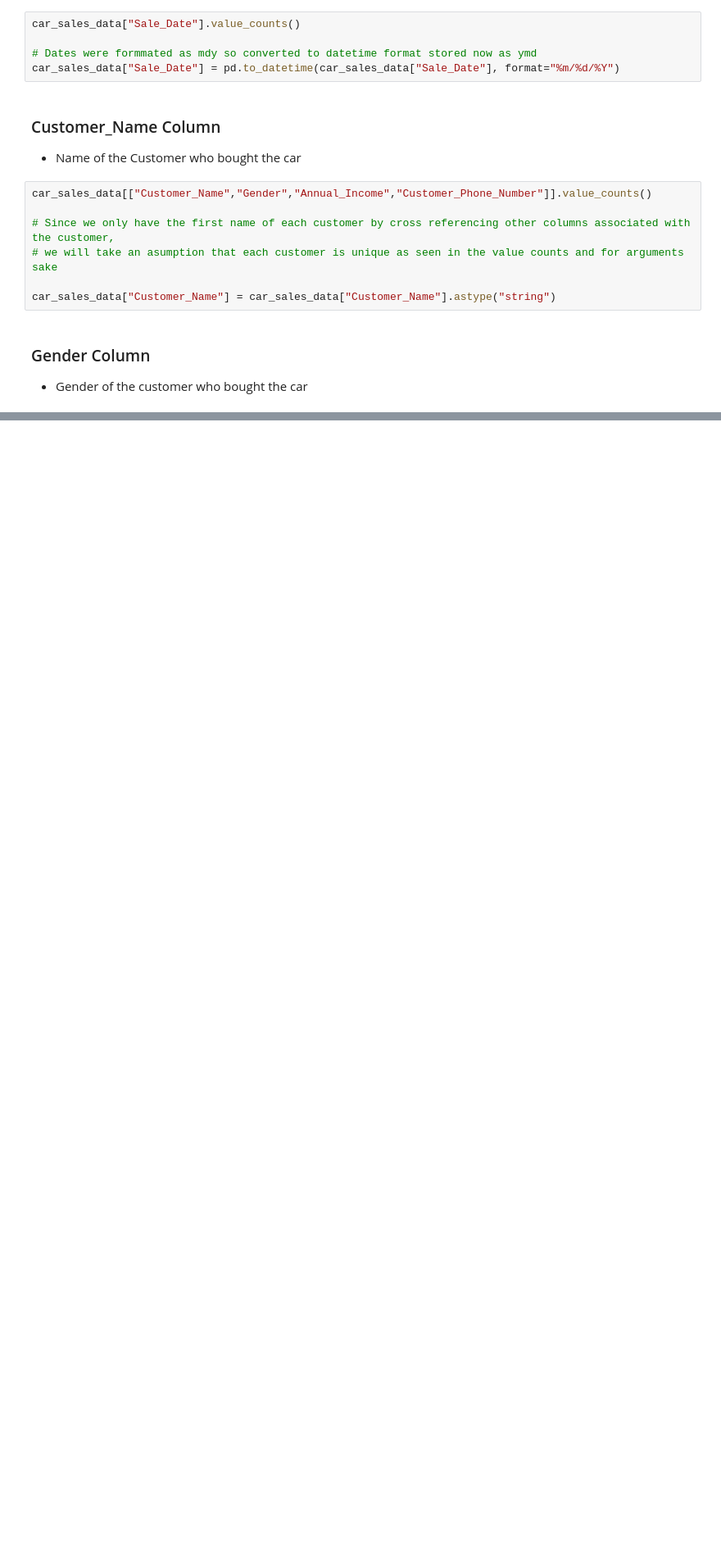
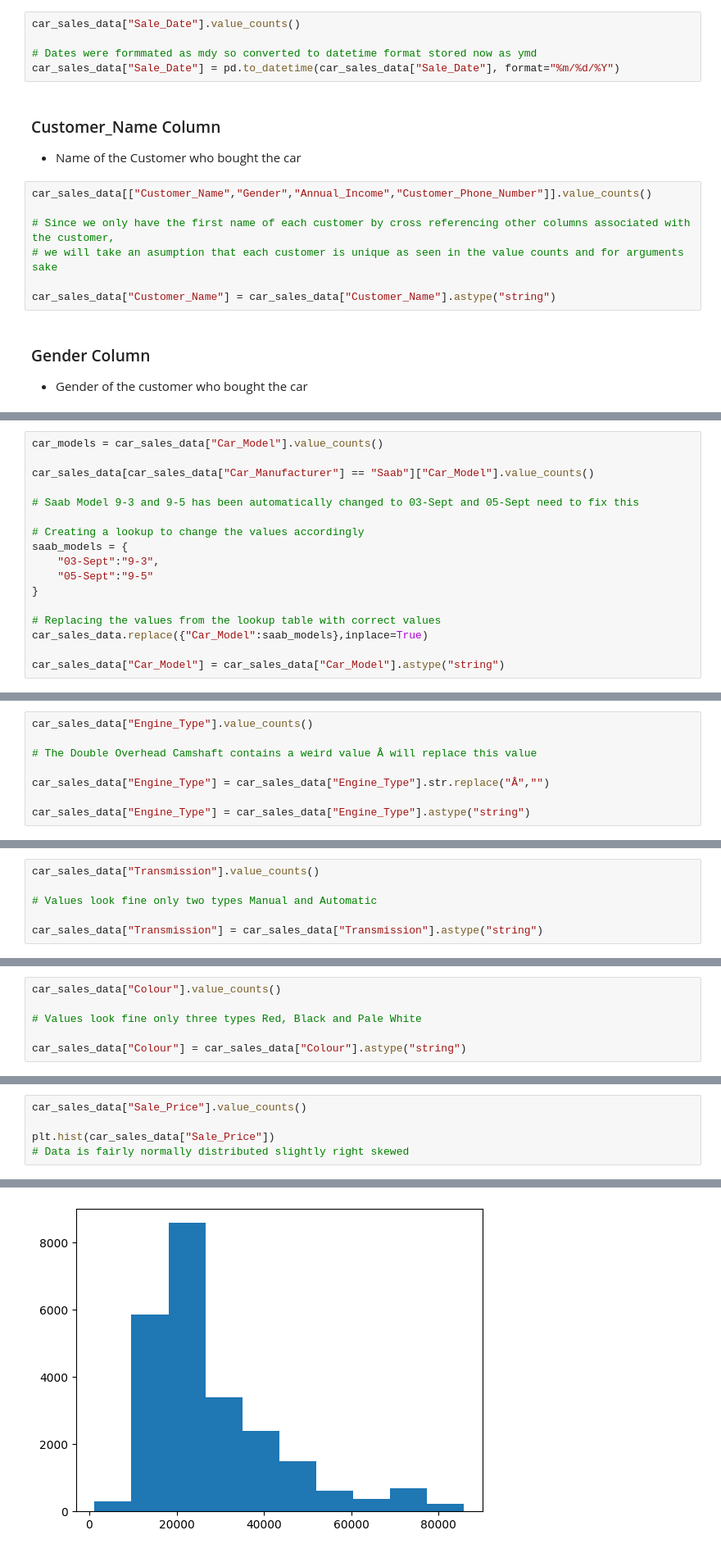
Before and after one commit to cillianmurphy45/Data-Warehouse-Creation, a Jupyter notebook: Data_Cleaning_and_Transformation_for_Data_Warehouse.ipynb, the cells around one changed output, grey strips where cells are left out. Shown at 82% size. Drawn from its saved outputs; the diff is of its cells as text; blank space fills up the shorter version.

```diff
--- a/Data_Cleaning_and_Transformation_for_Data_Warehouse.ipynb
+++ b/Data_Cleaning_and_Transformation_for_Data_Warehouse.ipynb
@@ -76,0 +141,17 @@ Name: count, dtype: int64
+# %%
+car_models = car_sales_data["Car_Model"].value_counts()
+
+car_sales_data[car_sales_data["Car_Manufacturer"] == "Saab"]["Car_Model"].value_counts()
+
+# Saab Model 9-3 and 9-5 has been automatically changed to 03-Sept and 05-Sept need to fix this
+
+# Creating a lookup to change the values accordingly
+saab_models = {
+    "03-Sept":"9-3",
+    "05-Sept":"9-5"
+}
+
+# Replacing the values from the lookup table with correct values
+car_sales_data.replace({"Car_Model":saab_models},inplace=True)
+
+car_sales_data["Car_Model"] = car_sales_data["Car_Model"].astype("string")
@@ -76,0 +177,8 @@ Name: count, dtype: int64
+# %%
+car_sales_data["Engine_Type"].value_counts()
+
+# The Double Overhead Camshaft contains a weird value Â will replace this value
+
+car_sales_data["Engine_Type"] = car_sales_data["Engine_Type"].str.replace("Â","")
+
+car_sales_data["Engine_Type"] = car_sales_data["Engine_Type"].astype("string")
@@ -76,0 +188,6 @@ Name: count, dtype: int64
+# %%
+car_sales_data["Transmission"].value_counts()
+
+# Values look fine only two types Manual and Automatic
+
+car_sales_data["Transmission"] = car_sales_data["Transmission"].astype("string")
@@ -76,0 +197,6 @@ Name: count, dtype: int64
+# %%
+car_sales_data["Colour"].value_counts()
+
+# Values look fine only three types Red, Black and Pale White
+
+car_sales_data["Colour"] = car_sales_data["Colour"].astype("string")
@@ -76,0 +206,6 @@ Name: count, dtype: int64
+# %%
+car_sales_data["Sale_Price"].value_counts()
+
+plt.hist(car_sales_data["Sale_Price"])
+# Data is fairly normally distributed slightly right skewed
+# %% [output]
@@ -76,0 +217 @@ Name: count, dtype: int64
+[figure, added]
```
Also changed, not shown: parts of 30 cells of this notebook, 1 other file.
